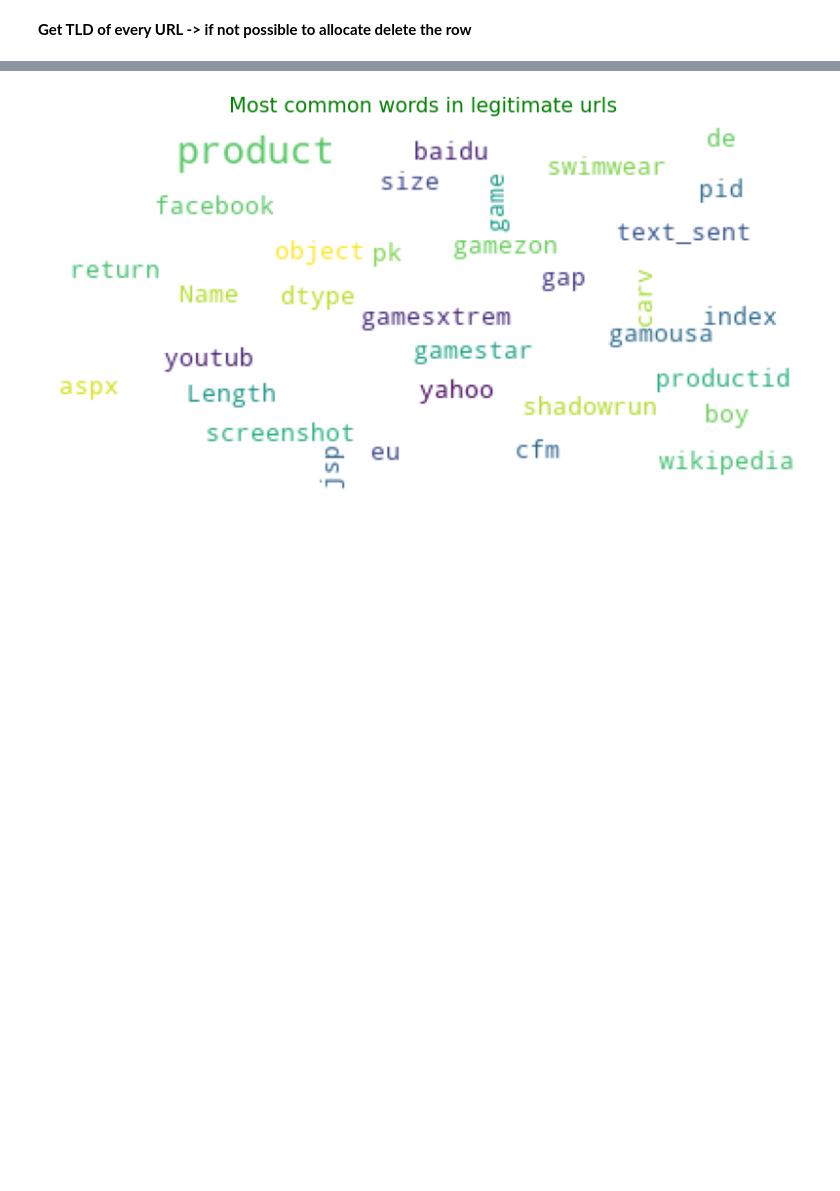
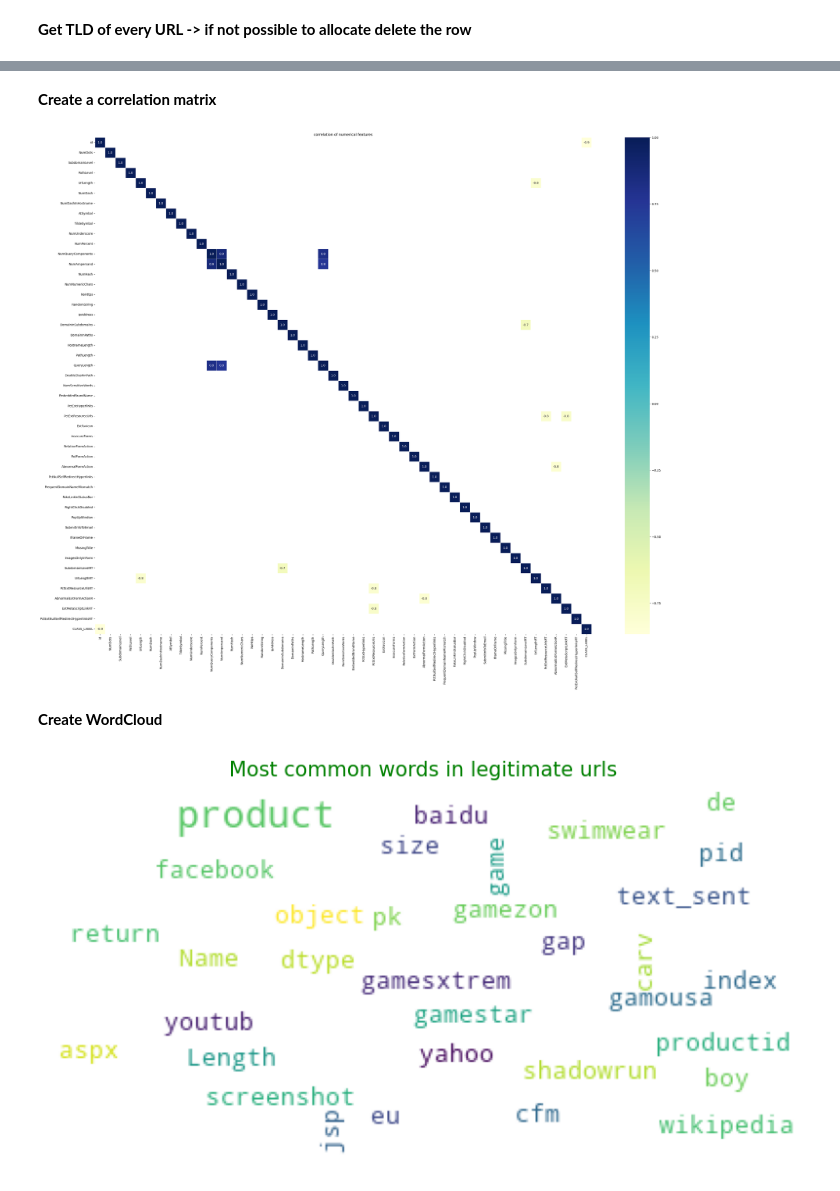
Before and after one commit to Fafien/PhishingDataset, a Jupyter notebook: phishing_analysis.ipynb, the cells around one changed output, grey strips where cells are left out. Drawn from its saved outputs; the diff is of its cells as text; code cells hidden in the pictures; blank space fills up the shorter version.

```diff
--- a/phishing_analysis.ipynb
+++ b/phishing_analysis.ipynb
@@ -226,3 +179,16 @@ df['text_sent'] = df['text_stemmed'].map(lambda l: ' '.join(l))
+# %% [markdown]
+**Create a correlation matrix**
+# %%
+plt.figure(figsize = (40, 30))
+corr_matrix = df.corr(method='pearson')
+filtered_matrix = corr_matrix[(corr_matrix >= 0.70) | (corr_matrix <= -0.70)]
+sns.heatmap(filtered_matrix, vmax = 1, linewidths = 0.5, fmt= '.1f',
+            square = True, annot = True, cmap = 'YlGnBu', linecolor = "white")
+plt.title('correlation of numerical features');
+# %% [output]
+[figure, added]
+# %% [markdown]
+**Create WordCloud**
 # %%
 df_phishing = df[df.CLASS_LABEL == 1]
 df_legitimate = df[df.CLASS_LABEL == 0]
```
Also changed, not shown: parts of 65 cells of this notebook, 1 other file.
